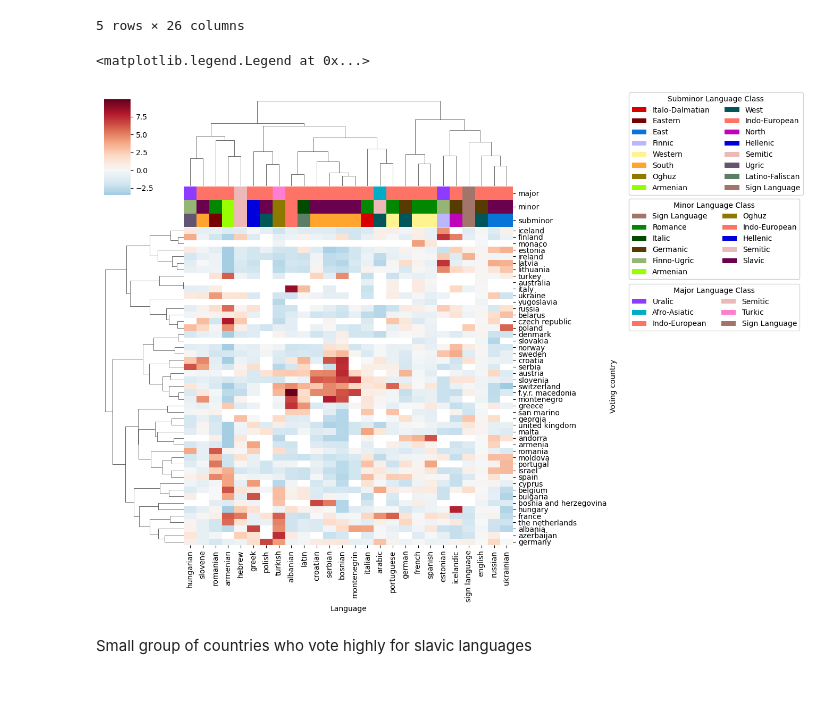
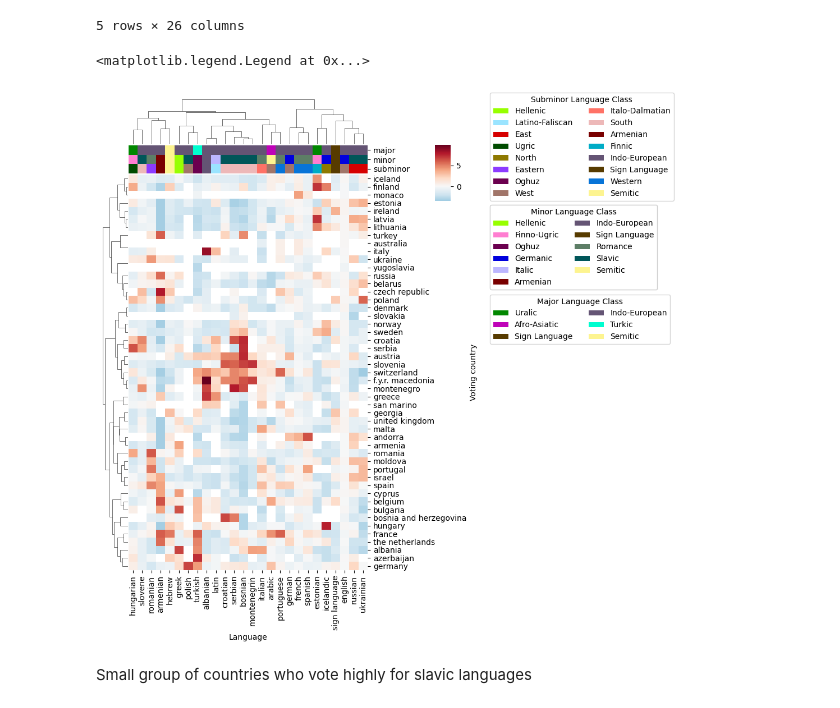
Before and after one commit to KatrionaGoldmann/Eurovision_TDS, a Jupyter notebook: eurovision/notebooks/language_visualistaions.ipynb, the cells around one changed output. Saved outputs shown, nothing was run; the diff lists cells and outputs as text; code cells hidden in the pictures.

Commit message:
fix plot sizes

```diff
--- a/eurovision/notebooks/language_visualistaions.ipynb
+++ b/eurovision/notebooks/language_visualistaions.ipynb
@@ -11,12 +11,12 @@ import scipy.spatial as sp, scipy.cluster.hierarchy as hc
 import plotly.express as px
 # %%
 # load the data sets
-df_languages = pd.read_csv('../data/eurovision_languages_categories.csv')
-df_merged = pd.read_csv('../data/eurovision_merged_covariates_27Jan.csv')
+df_languages = pd.read_csv('../../data/eurovision_languages_categories.csv')
+df_merged = pd.read_csv('../../data/eurovision_merged_covariates_27Jan.csv')
 # %%
 # load the codes pickle
 import pickle
-with open('../data/country_codes_dict.pickle', 'rb') as f:
+with open('../../data/country_codes_dict.pickle', 'rb') as f:
     codes = pickle.load(f)
 
 # replace the to country with the country code
@@ -438,35 +438,38 @@ from matplotlib.pyplot import gcf
 import matplotlib.pyplot as plt
 
 g = sns.clustermap(df_heatmap2, row_linkage=row_linkage, col_linkage=col_linkage,
-                col_colors=all_cols,
+                col_colors=all_cols, figsize=(7,10),
+                colors_ratio=0.02,
+                dendrogram_ratio= [0.1, 0.1],
+                cbar_pos = (.87,.8,.04,.1),
                 cmap='RdBu_r', center=0, xticklabels=1, yticklabels=1)
 
 # add legends
 for label in list(set(subminor_class_order)):
     g.ax_col_dendrogram.bar(0, 0, color=subminor_col_lut[label], label=label, linewidth=0)
 l1 = g.ax_col_dendrogram.legend(title='Subminor Language Class', loc="upper left", ncol=2,
                                 bbox_to_anchor=(1., 1), bbox_transform=gcf().transFigure)
 
 
 for label in list(set(major_class_order)):
     g.ax_row_dendrogram.bar(0, 0, color=major_col_lut[label], label=label, linewidth=0)
 l2 = g.ax_row_dendrogram.legend(title='Major Language Class', loc="upper left", ncol=2,
                                 bbox_to_anchor=(1., 0.64), bbox_transform=gcf().transFigure)
 
 # create a list for the bar plot patches
 xx = []
 for label in list(set(minor_class_order)):
     x = g.ax_row_dendrogram.bar(0, 0, color=minor_col_lut[label], label=label, linewidth=0)
     xx.append(x)
 
 # add the legend
 legend3 = plt.legend(xx, list(set(minor_class_order)), loc="upper left",
                      title='Minor Language Class', ncol=2,
                      bbox_to_anchor=(1., 0.8), bbox_transform=gcf().transFigure)
 
 plt.gca().add_artist(legend3)
 # %% [output]
 <matplotlib.legend.Legend at 0x...>
-[figure, old version]
+[figure, new version]
 # %% [markdown]
 Small group of countries who vote highly for slavic languages
```
Also changed, not shown: 1 other file.
